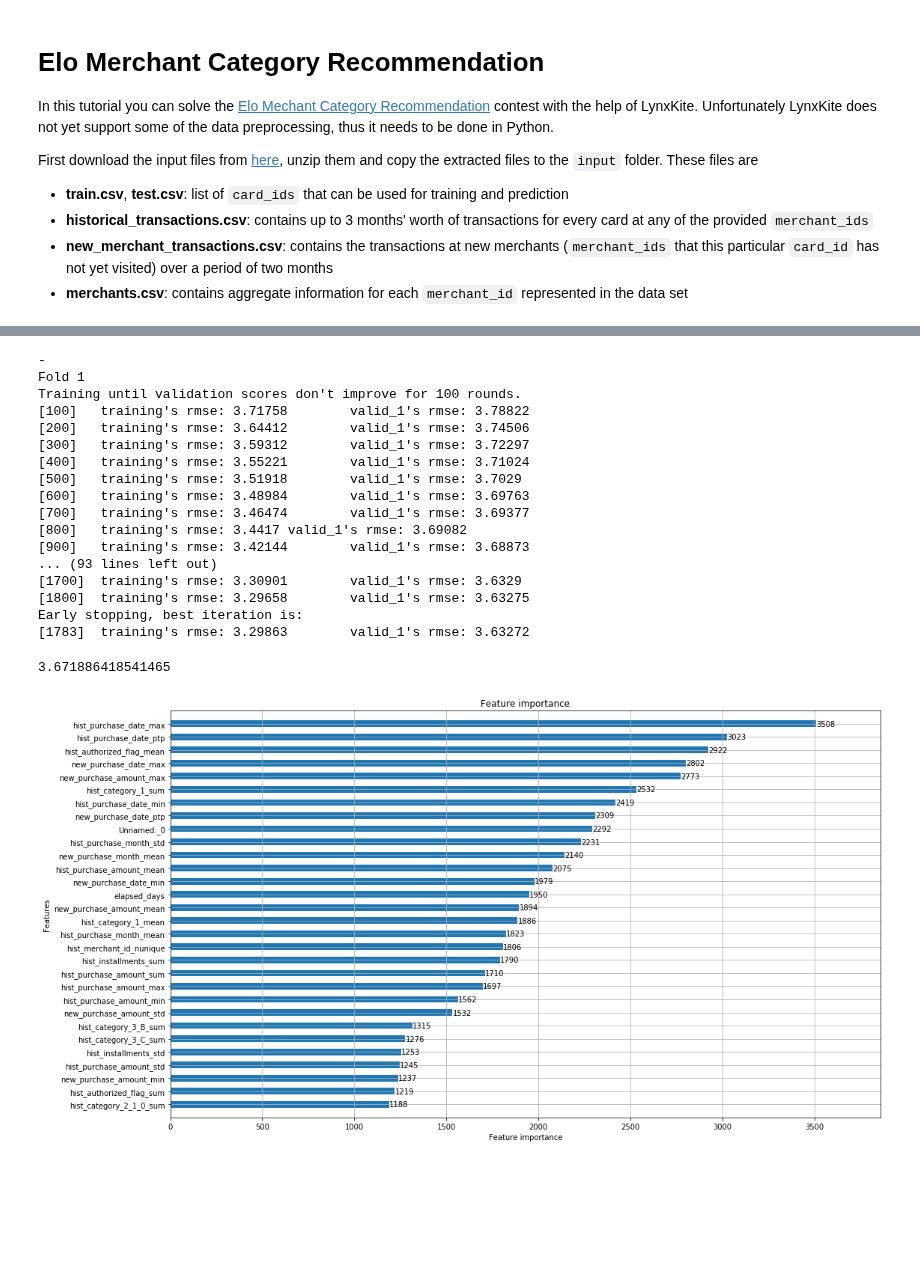
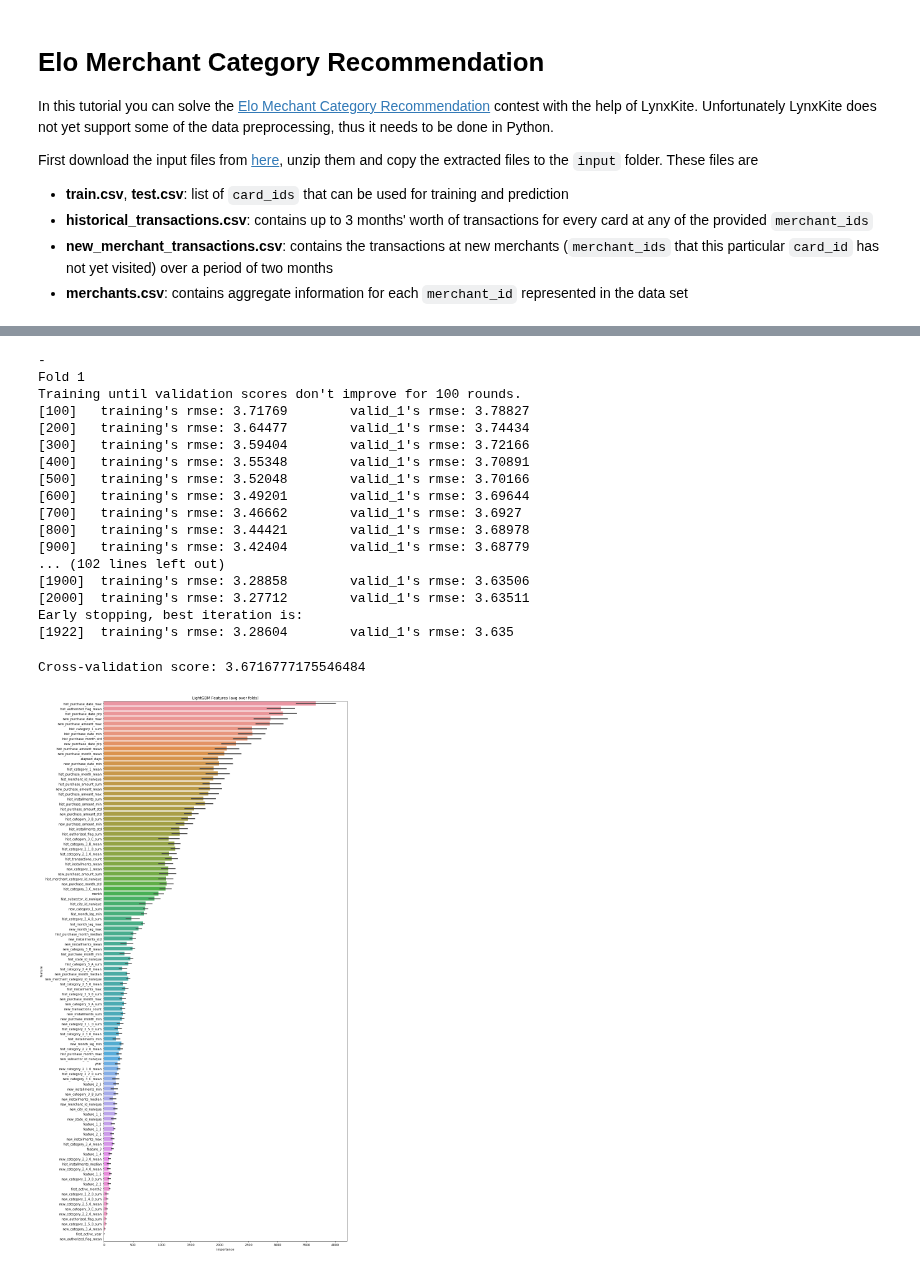
Before and after one commit to Zol-S/kaggle, a Jupyter notebook: Elo Merchant Category Recommendation/2_Training.ipynb, the cells around one changed output, grey strips where cells are left out. Drawn from its saved outputs; the diff is of its cells as text; code cells hidden in the pictures; blank space fills up the shorter version.

```diff
--- a/Elo Merchant Category Recommendation/2_Training.ipynb
+++ b/Elo Merchant Category Recommendation/2_Training.ipynb
@@ -22,5 +23,5 @@ from sklearn import model_selection, preprocessing, metrics
 
 warnings.filterwarnings("ignore")
 # %%
-df_train = pd.read_csv("output/train_preprocessed.csv")
-df_test = pd.read_csv("output/test_preprocessed.csv")
+df_train = pd.read_csv("output/train_preprocessed.csv", index_col=0)
+df_test = pd.read_csv("output/test_preprocessed.csv", index_col=0)
@@ -27,3 +36,16 @@ df_test = pd.read_csv("output/test_preprocessed.csv")
+# %%
+df_train['first_active_year'] = pd.to_numeric(df_train['first_active_month'].str[:4])
+df_test['first_active_year'] = pd.to_numeric(df_test['first_active_month'].str[:4])
+# %%
+def get_month(date_string):
+    o = 0
+    if (len(str(date_string)) == 10):
+        date = datetime.datetime.strptime(str(date_string), '%Y-%m-%d')
+        o = date.strftime("%m")
+    return o
+
+df_train['first_active_month2'] = pd.to_numeric(df_train['first_active_month'].apply(lambda x: get_month(x)))
+df_test['first_active_month2'] = pd.to_numeric(df_test['first_active_month'].apply(lambda x: get_month(x)))
 # %%
 target = df_train['target']
 drops = ['card_id', 'first_active_month', 'target']
@@ -53,6 +76,8 @@ folds = KFold(n_splits=5, shuffle=True, random_state=15)
 oof = np.zeros(len(df_train))
 predictions = np.zeros(len(df_test))
 
+feature_importance_df = pd.DataFrame()
+
 for fold_, (trn_idx, val_idx) in enumerate(folds.split(df_train.values, target.values)):
     print('-')
     print("Fold {}".format(fold_ + 1))
@@ -62,35 +87,52 @@ for fold_, (trn_idx, val_idx) in enumerate(folds.split(df_train.values, target.v
     num_round = 10000
     clf = lgb.train(param, trn_data, num_round, valid_sets = [trn_data, val_data], verbose_eval=100, early_stopping_rounds=100)
     oof[val_idx] = clf.predict(df_train.iloc[val_idx][features], num_iteration=clf.best_iteration)
+    fold_importance_df = pd.DataFrame()
+    fold_importance_df["feature"] = features
+    fold_importance_df["importance"] = clf.feature_importance()
+    fold_importance_df["fold"] = fold_ + 1
+    feature_importance_df = pd.concat([feature_importance_df, fold_importance_df], axis=0)
+
     predictions += clf.predict(df_test[features], num_iteration=clf.best_iteration) / folds.n_splits
 # %% [output]
 -
 Fold 1
 Training until validation scores don't improve for 100 rounds.
-[100]   training's rmse: 3.71758        valid_1's rmse: 3.78822
-[200]   training's rmse: 3.64412        valid_1's rmse: 3.74506
-[300]   training's rmse: 3.59312        valid_1's rmse: 3.72297
-[400]   training's rmse: 3.55221        valid_1's rmse: 3.71024
-[500]   training's rmse: 3.51918        valid_1's rmse: 3.7029
-[600]   training's rmse: 3.48984        valid_1's rmse: 3.69763
-[700]   training's rmse: 3.46474        valid_1's rmse: 3.69377
-[800]   training's rmse: 3.4417 valid_1's rmse: 3.69082
-[900]   training's rmse: 3.42144        valid_1's rmse: 3.68873
-... (93 lines left out)
-[1700]  training's rmse: 3.30901        valid_1's rmse: 3.6329
-[1800]  training's rmse: 3.29658        valid_1's rmse: 3.63275
+[100]   training's rmse: 3.71769        valid_1's rmse: 3.78827
+[200]   training's rmse: 3.64477        valid_1's rmse: 3.74434
+[300]   training's rmse: 3.59404        valid_1's rmse: 3.72166
+[400]   training's rmse: 3.55348        valid_1's rmse: 3.70891
+[500]   training's rmse: 3.52048        valid_1's rmse: 3.70166
+[600]   training's rmse: 3.49201        valid_1's rmse: 3.69644
+[700]   training's rmse: 3.46662        valid_1's rmse: 3.6927
+[800]   training's rmse: 3.44421        valid_1's rmse: 3.68978
+[900]   training's rmse: 3.42404        valid_1's rmse: 3.68779
+... (102 lines left out)
+[1900]  training's rmse: 3.28858        valid_1's rmse: 3.63506
+[2000]  training's rmse: 3.27712        valid_1's rmse: 3.63511
 Early stopping, best iteration is:
-[1783]  training's rmse: 3.29863        valid_1's rmse: 3.63272
+[1922]  training's rmse: 3.28604        valid_1's rmse: 3.635
 # %%
-val_score = np.sqrt(mean_squared_error(target, oof))
-val_score
+cross_validation_lgb = np.sqrt(mean_squared_error(target, oof))
+print('Cross-validation score: ' + str(cross_validation_lgb))
 # %% [output]
-3.671886418541465
+Cross-validation score: 3.6716777175546484
-# %%
-fig, ax = plt.subplots(figsize=(17, 10))
-lgb.plot_importance(clf, max_num_features=30, height=0.5, ax=ax, title='Feature importance', xlabel='Feature importance', ylabel='Features')
-plt.show()
-# %% [output]
-[figure, removed]
+# %%
+cols = (feature_importance_df[["feature", "importance"]]
+        .groupby("feature")
+        .mean()
+        .sort_values(by="importance", ascending=False)[:1000].index)
+
+best_features = feature_importance_df.loc[feature_importance_df['feature'].isin(cols)]
+
+plt.figure(figsize=(14, 25))
+sns.barplot(x="importance",
+            y="feature",
+            data=best_features.sort_values(by="importance", ascending=False))
+plt.title('LightGBM Features (avg over folds)')
+plt.tight_layout()
+plt.savefig('lgbm_importances.png')
+# %% [output]
+[figure, added]
 # %%
 sorted(list(zip(clf.feature_importance(), features)), reverse=True)
```
Also changed, not shown: parts of 12 cells of this notebook, 5 other files.
